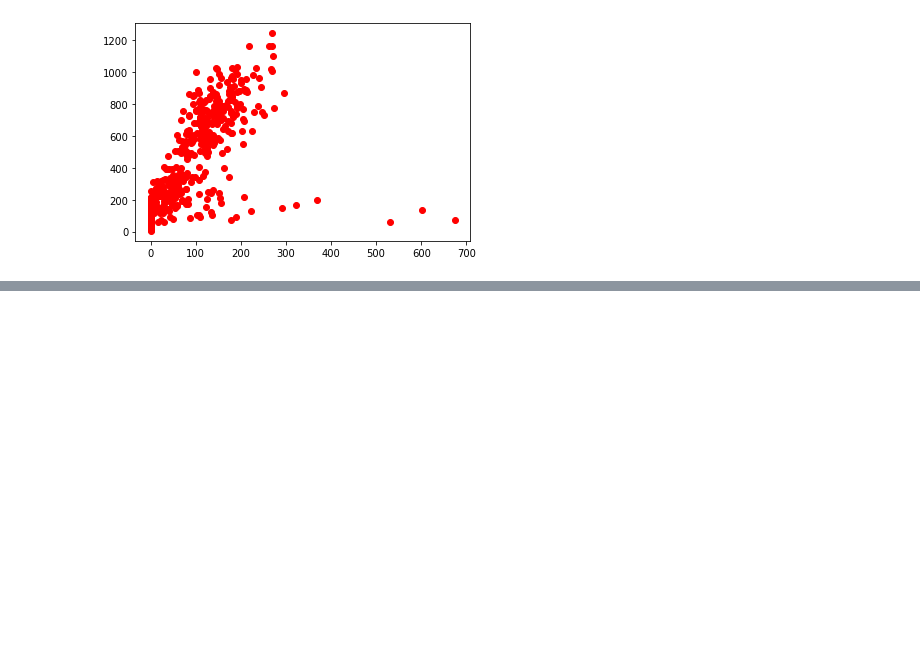
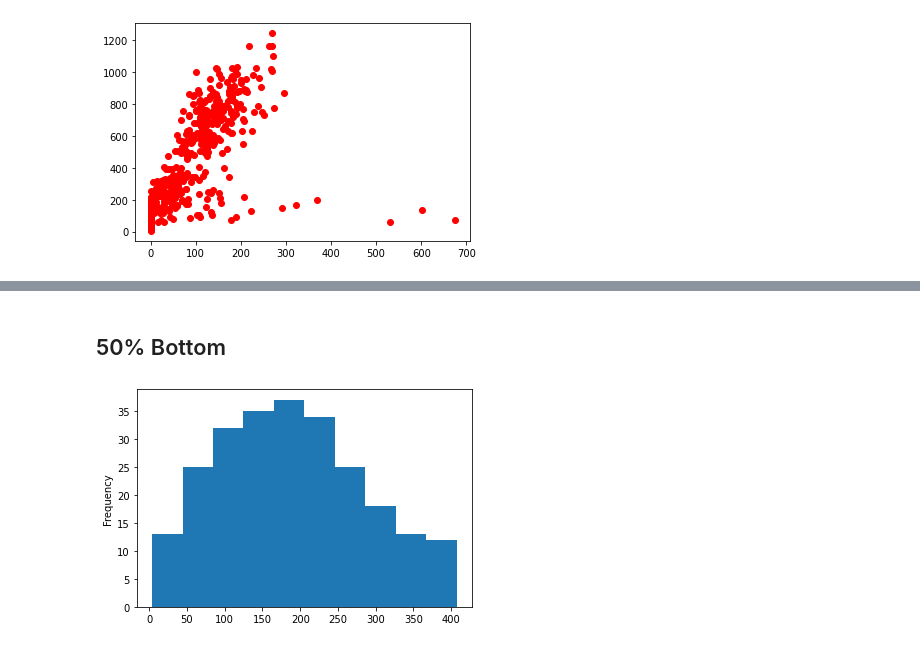
Before and after one commit to gsamp/case-cuidas, a Jupyter notebook: notebooks/avg_time_between_appts.ipynb, the cells around one changed output, grey strips where cells are left out. Cells and saved outputs as stored; diff of their text form; code cells hidden in the pictures; blank space fills up the shorter version.

```diff
--- a/notebooks/avg_time_between_appts.ipynb
+++ b/notebooks/avg_time_between_appts.ipynb
@@ -186,0 +237,6 @@ Warnings:
+# %% [markdown]
+## 50% Bottom
+# %%
+ax = bottom['num_days'].plot.hist()
+# %% [output]
+[figure, added]
```
Also changed, not shown: parts of 16 cells of this notebook, 3 other files.
